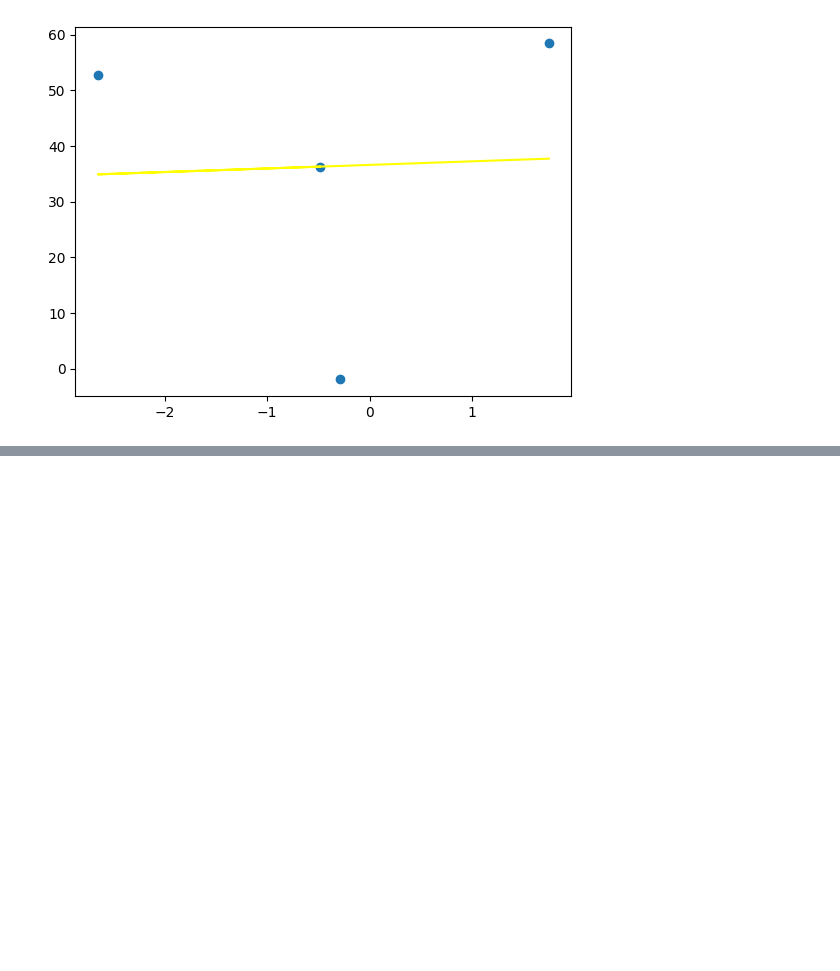
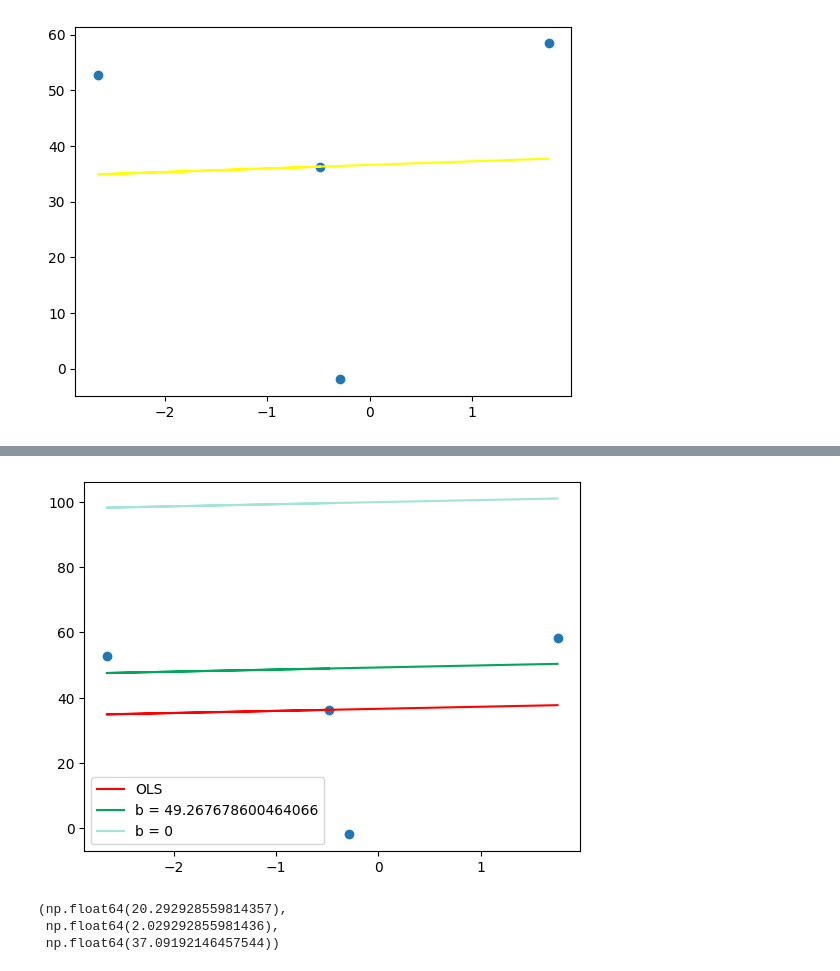
Before and after one commit to varshasharma01/100DaysOfML, a Jupyter notebook: ML22_GradientDescent/GD_overview.ipynb, the cells around one changed output, grey strips where cells are left out. Saved outputs shown, nothing was run; the diff lists cells and outputs as text; code cells hidden in the pictures; blank space fills up the shorter version.

```diff
--- a/ML22_GradientDescent/GD_overview.ipynb
+++ b/ML22_GradientDescent/GD_overview.ipynb
@@ -47,0 +91,27 @@ plt.plot(X,lr.predict(X),color='yellow')
+# %%
+y_pred1 = ((m * X) + b).reshape(4)
+
+plt.scatter(X,y)
+plt.plot(X, lr.predict(X),color='red',label='OLS')
+plt.plot(X,y_pred1,color='#00a65a',label='b = {}'.format(b))
+plt.plot(X,y_pred,color='#A3E4D7',label='b = 0')
+plt.legend()
+plt.show()
+# %% [output]
+[figure, added]
+# %%
+# again
+loss_slope = -2 * np.sum(y - m*X.ravel() - b)
+loss_slope
+
+step_size = (loss_slope)*l_r
+step_size
+
+b = b - step_size
+b
+
+loss_slope, step_size, b
+# %% [output]
+(np.float64(20.292928559814357),
+ np.float64(2.029292855981436),
+ np.float64(37.09192146457544))
```
Also changed, not shown: parts of 15 cells of this notebook.
